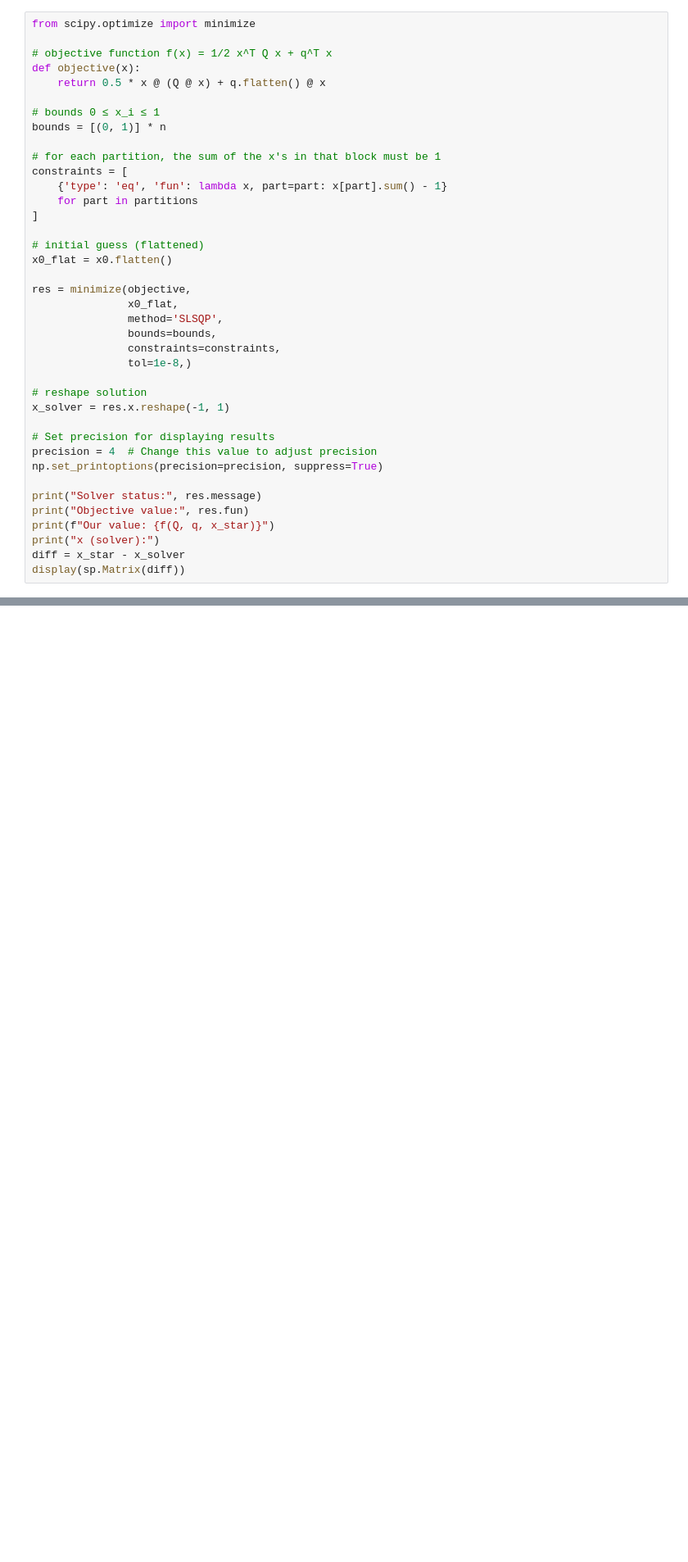
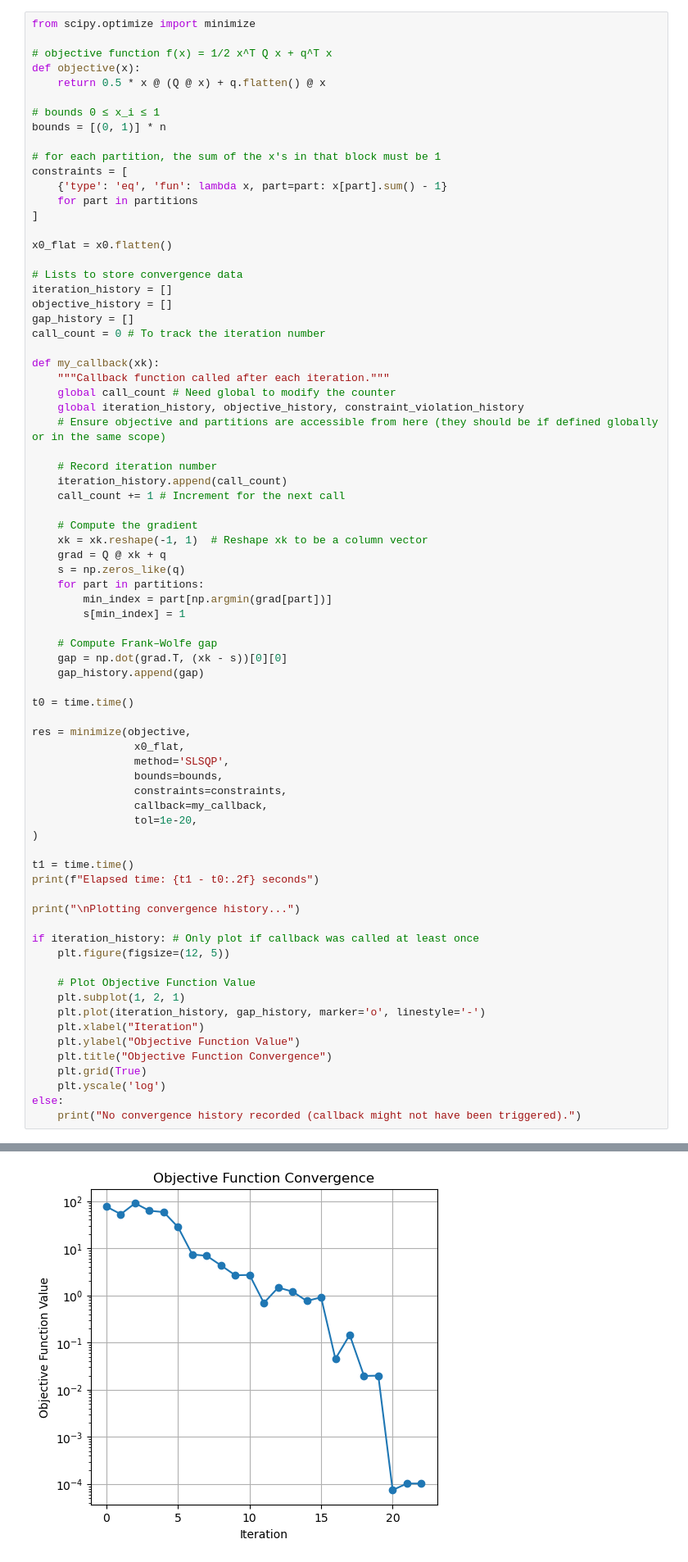
Before and after one commit to SalvatoreMastrangelo/frank-wolfe-constrained-optimization, a Jupyter notebook: frank_wolfe.ipynb, the cells around one changed output, grey strips where cells are left out. Shown at 82% size. Saved outputs shown, nothing was run; the diff lists cells and outputs as text; blank space fills up the shorter version.

```diff
--- a/frank_wolfe.ipynb
+++ b/frank_wolfe.ipynb
@@ -192,26 +247,63 @@ constraints = [
     for part in partitions
 ]
 
-# initial guess (flattened)
 x0_flat = x0.flatten()
 
+# Lists to store convergence data
+iteration_history = []
+objective_history = []
+gap_history = []
+call_count = 0 # To track the iteration number
+
+def my_callback(xk):
+    """Callback function called after each iteration."""
+    global call_count # Need global to modify the counter
+    global iteration_history, objective_history, constraint_violation_history
+    # Ensure objective and partitions are accessible from here (they should be if defined globally or in the same scope)
+
+    # Record iteration number
+    iteration_history.append(call_count)
+    call_count += 1 # Increment for the next call
+
+    # Compute the gradient
+    xk = xk.reshape(-1, 1)  # Reshape xk to be a column vector
+    grad = Q @ xk + q
+    s = np.zeros_like(q)
+    for part in partitions:
+        min_index = part[np.argmin(grad[part])]
+        s[min_index] = 1
+
+    # Compute Frank–Wolfe gap
+    gap = np.dot(grad.T, (xk - s))[0][0]
+    gap_history.append(gap)
+
+t0 = time.time()
+
 res = minimize(objective,
-               x0_flat,
-               method='SLSQP',
-               bounds=bounds,
-               constraints=constraints,
-               tol=1e-8,)
+                x0_flat,
+                method='SLSQP',
+                bounds=bounds,
+                constraints=constraints,
+                callback=my_callback,
+                tol=1e-20,
+)
 
-# reshape solution
-x_solver = res.x.reshape(-1, 1)
+t1 = time.time()
+print(f"Elapsed time: {t1 - t0:.2f} seconds")
 
-# Set precision for displaying results
-precision = 4  # Change this value to adjust precision
-np.set_printoptions(precision=precision, suppress=True)
+print("\nPlotting convergence history...")
 
-print("Solver status:", res.message)
-print("Objective value:", res.fun)
-print(f"Our value: {f(Q, q, x_star)}")
-print("x (solver):")
-diff = x_star - x_solver
-display(sp.Matrix(diff))
+if iteration_history: # Only plot if callback was called at least once
+    plt.figure(figsize=(12, 5))
+
+    # Plot Objective Function Value
+    plt.subplot(1, 2, 1)
+    plt.plot(iteration_history, gap_history, marker='o', linestyle='-')
+    plt.xlabel("Iteration")
+    plt.ylabel("Objective Function Value")
+    plt.title("Objective Function Convergence")
+    plt.grid(True)
+    plt.yscale('log')
+else:
+    print("No convergence history recorded (callback might not have been triggered).")
+# %% [output]
@@ -217,0 +313 @@ display(sp.Matrix(diff))
+[figure, added]
```
Also changed, not shown: parts of 9 cells of this notebook.
